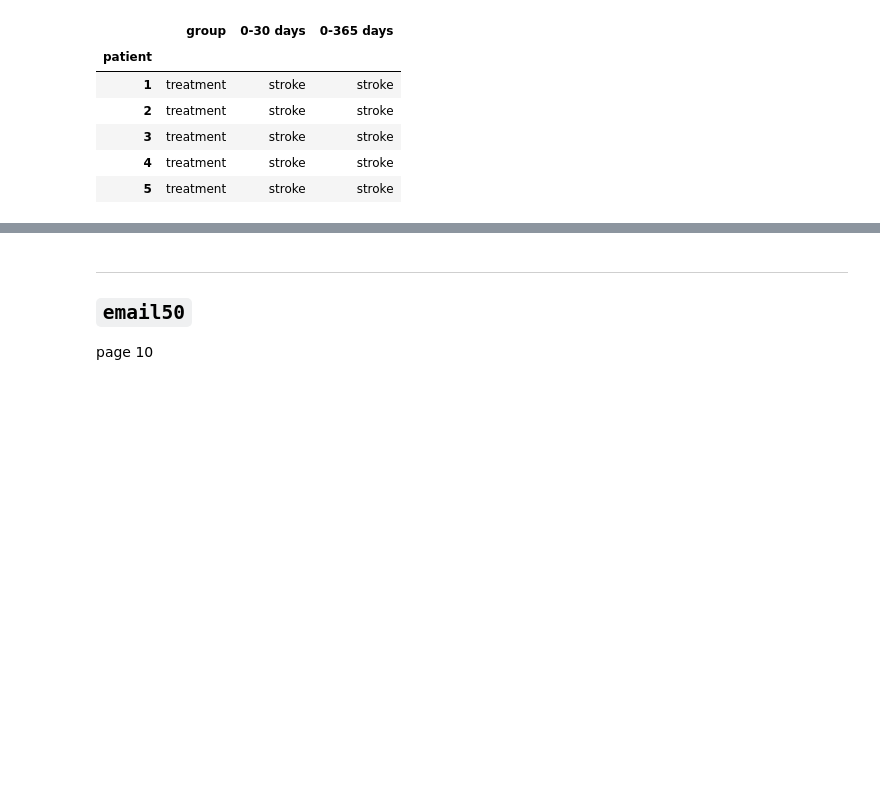
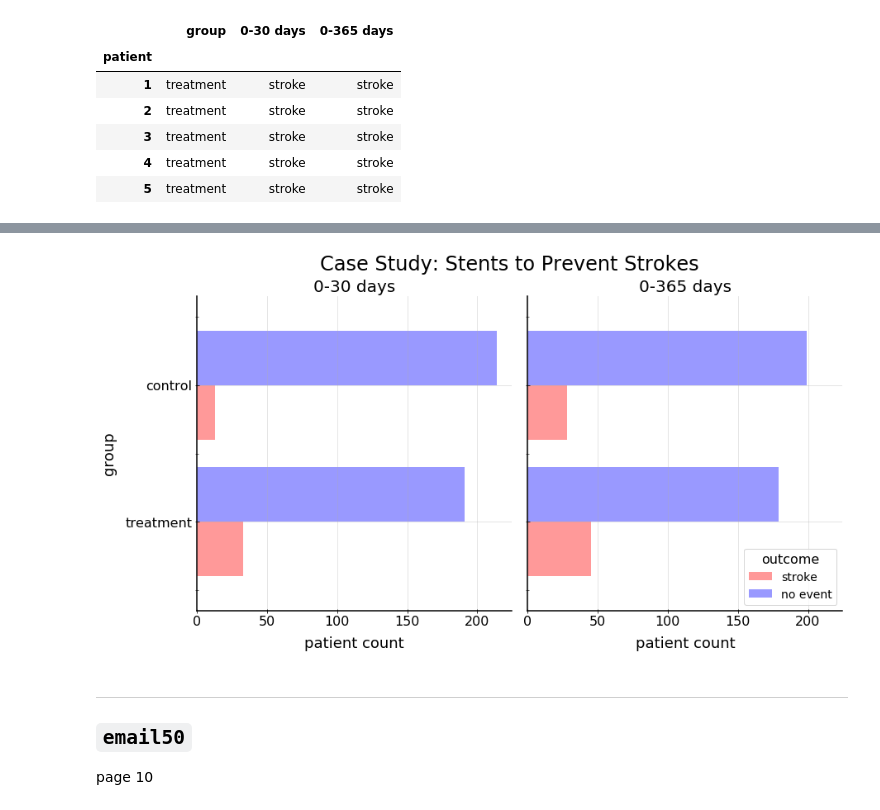
Before and after one commit to ukrainian-serge/open_intro_statistics, a Jupyter notebook: chap_1.ipynb, the cells around one changed output, grey strips where cells are left out. Saved outputs shown, nothing was run; the diff lists cells and outputs as text; code cells hidden in the pictures; blank space fills up the shorter version.

```diff
--- a/chap_1.ipynb
+++ b/chap_1.ipynb
@@ -68,3 +69,23 @@ one_two.T
+# %%
+plt.style.use('./code_snippets_settings/matplotlibrc') # this file sets our global settings for plotting(makes less bloated in the notebook)
+
+fig, axes=(ax1, ax2) = plt.subplots(1,2,sharey=True, sharex=True, constrained_layout=False);
+fig.suptitle('Case Study: Stents to Prevent Strokes');
+
+zip_package = list(zip(
+    axes,
+    [one_two['0-30'], one_two['0-365']],
+    ['0-30 days', '0-365 days'],
+    ['patient count'] * 2,
+    ['group', None],
+    [False, True],
+
+))
+for (ax, df, title, xlabel, ylabel, legend) in zip_package:
+    df.plot.barh(ax=ax, alpha=0.4, legend=legend, label=title, width=0.8,color=['r', 'b']);
+    ax.set(title=title, xlabel=xlabel, ylabel=ylabel);
+# %% [output]
+[figure, added]
 # %% [markdown]
 ---
 
```
Also changed, not shown: parts of 4 cells of this notebook, 1 other file.
